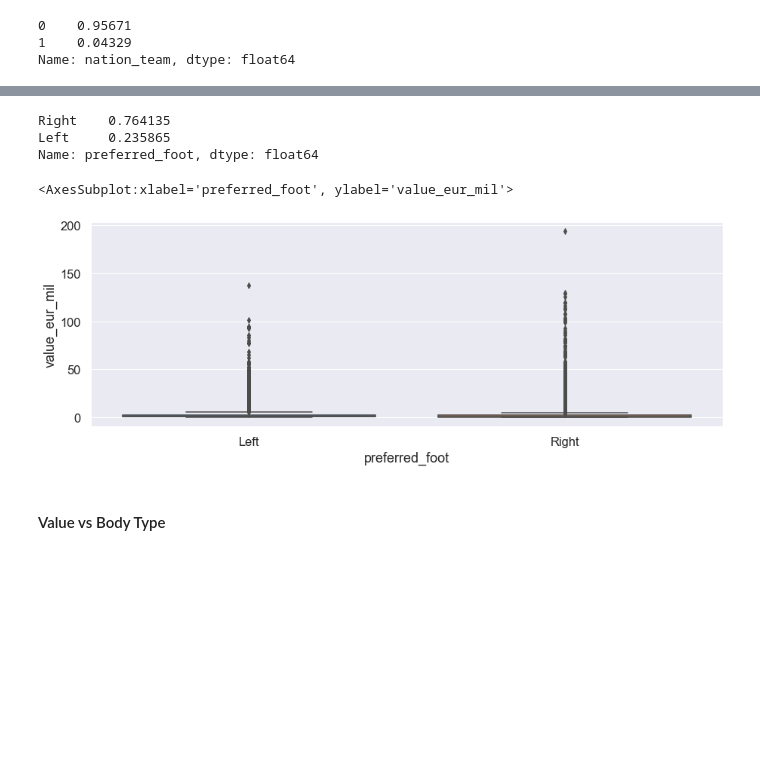
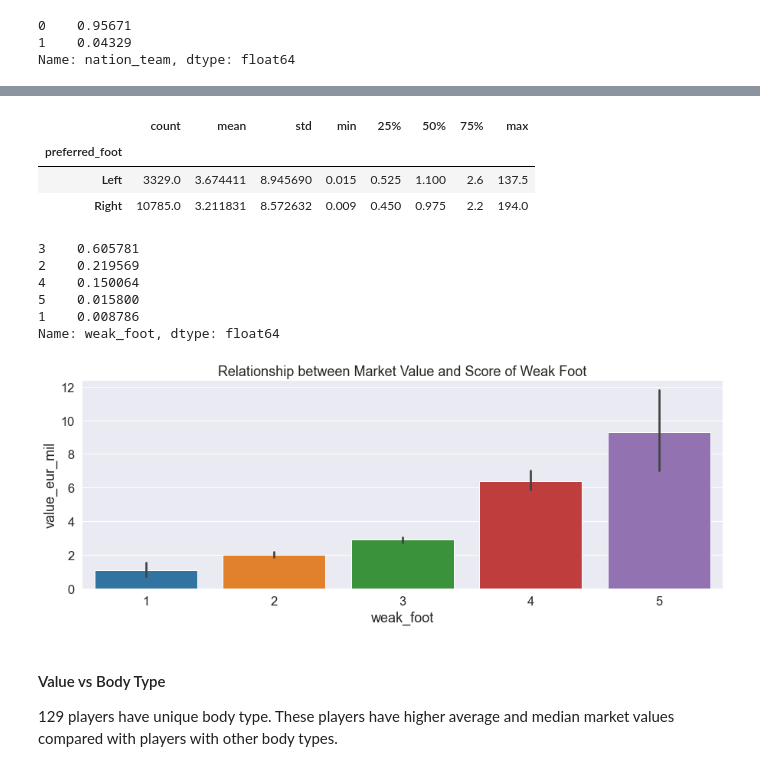
Before and after one commit to carlearn/dsc-capstone-project, a Jupyter notebook: student_notebook.ipynb, the cells around one changed output, grey strips where cells are left out. Saved outputs shown, nothing was run; the diff lists cells and outputs as text; code cells hidden in the pictures; blank space fills up the shorter version.

```diff
--- a/student_notebook.ipynb
+++ b/student_notebook.ipynb
@@ -31,7 +31,8 @@ import seaborn as sns
 import matplotlib.pyplot as plt
 import matplotlib.ticker as mtick
 %matplotlib inline
-plt.style.use('seaborn')
+# %%
+plt.style.use('ggplot')
 # %%
 from sklearn.preprocessing import StandardScaler, MinMaxScaler
 from sklearn.preprocessing import OneHotEncoder
@@ -298,14 +400,27 @@ ax2 = sns.barplot(x='club_position', y='value_eur_mil', data=df, palette = 'mako
+# %%
+df_pf = df.groupby('preferred_foot')['value_eur_mil'].describe()
+df_pf
+# %% [output]
+|  | count | mean | std | min | 25% | 50% | 75% | max |
+| preferred_foot |  |  |  |  |  |  |  |  |
+| Left | 3329.0 | 3.674411 | 8.945690 | 0.015 | 0.525 | 1.100 | 2.6 | 137.5 |
+| Right | 10785.0 | 3.211831 | 8.572632 | 0.009 | 0.450 | 0.975 | 2.2 | 194.0 |
 # %%
-df['preferred_foot'].value_counts(normalize = True)
+df['weak_foot'].value_counts(normalize = True)
 # %% [output]
-Right    0.764135
-Left     0.235865
-Name: preferred_foot, dtype: float64
+3    0.605781
+2    0.219569
+4    0.150064
+5    0.015800
+1    0.008786
+Name: weak_foot, dtype: float64
 # %%
 plt.figure(figsize=(15,5))
-sns.boxplot(x='preferred_foot', y='value_eur_mil', data=df)
+ax = sns.barplot(x='weak_foot', y='value_eur_mil', data=df, palette = 'tab10')
+ax.set_title('Relationship between Market Value and Score of Weak Foot');
 # %% [output]
-<AxesSubplot:xlabel='preferred_foot', ylabel='value_eur_mil'>
-[figure, old version]
+[figure, new version]
-# %% [markdown]
-#### Value vs Body Type
+# %% [markdown]
+#### Value vs Body Type
+
+129 players have unique body type. These players have higher average and median market values compared with players with other body types.
```
Also changed, not shown: parts of 43 cells of this notebook.
